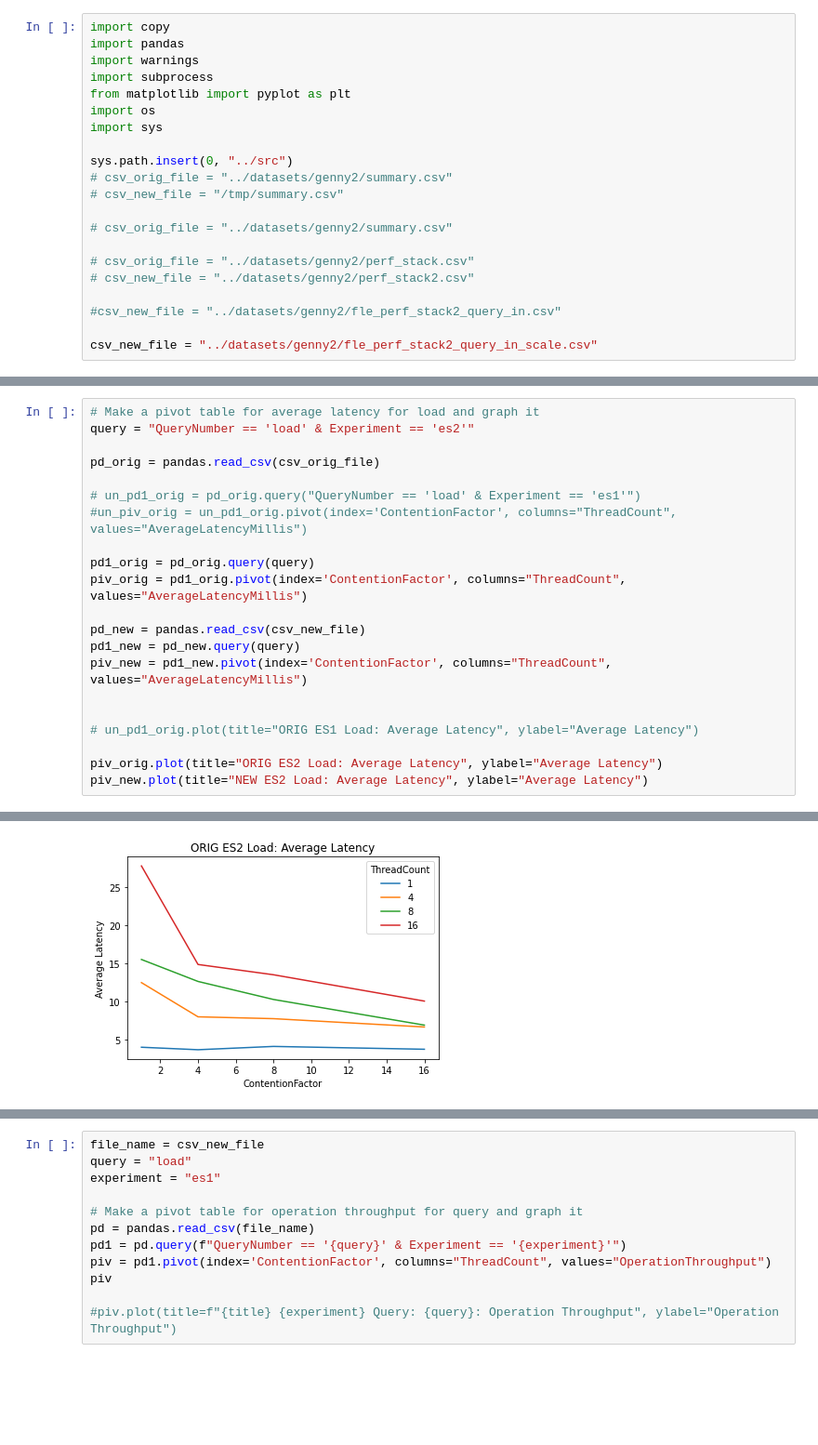
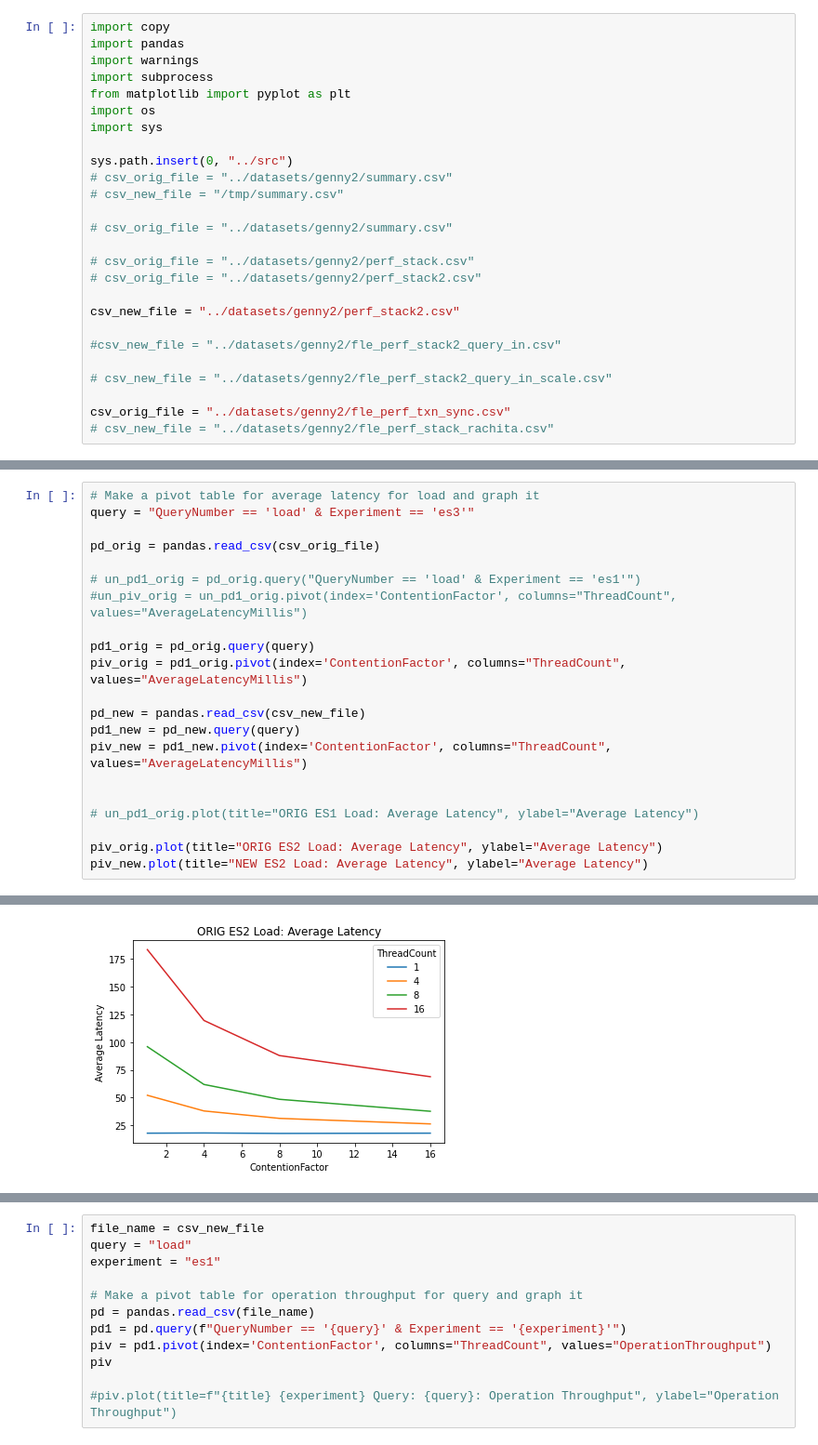
Before and after one commit to markbenvenuto/perf_tooling, a Jupyter notebook: notebooks/es_summary_analysis_diff.ipynb, the cells around one changed output, grey strips where cells are left out. Shown: that part at 93% size. Drawn from its saved outputs; the diff is of its cells as text; blank space fills up the shorter version.

```diff
--- a/notebooks/es_summary_analysis_diff.ipynb
+++ b/notebooks/es_summary_analysis_diff.ipynb
@@ -14,11 +14,16 @@ sys.path.insert(0, "../src")
 # csv_orig_file = "../datasets/genny2/summary.csv"
 
 # csv_orig_file = "../datasets/genny2/perf_stack.csv"
-# csv_new_file = "../datasets/genny2/perf_stack2.csv"
+# csv_orig_file = "../datasets/genny2/perf_stack2.csv"
+
+csv_new_file = "../datasets/genny2/perf_stack2.csv"
 
 #csv_new_file = "../datasets/genny2/fle_perf_stack2_query_in.csv"
 
-csv_new_file = "../datasets/genny2/fle_perf_stack2_query_in_scale.csv"
+# csv_new_file = "../datasets/genny2/fle_perf_stack2_query_in_scale.csv"
+
+csv_orig_file = "../datasets/genny2/fle_perf_txn_sync.csv"
+# csv_new_file = "../datasets/genny2/fle_perf_stack_rachita.csv"
 # %%
 
 pd = pandas.read_csv(csv_orig_file)
@@ -40,24 +45,24 @@ pd
 # %%
 # Make a pivot table for average latency for load and graph it
-query = "QueryNumber == 'load' & Experiment == 'es2'"
+query = "QueryNumber == 'load' & Experiment == 'es3'"
 
 pd_orig = pandas.read_csv(csv_orig_file)
 
 # un_pd1_orig = pd_orig.query("QueryNumber == 'load' & Experiment == 'es1'")
 #un_piv_orig = un_pd1_orig.pivot(index='ContentionFactor', columns="ThreadCount", values="AverageLatencyMillis")
 
 pd1_orig = pd_orig.query(query)
 piv_orig = pd1_orig.pivot(index='ContentionFactor', columns="ThreadCount", values="AverageLatencyMillis")
 
 pd_new = pandas.read_csv(csv_new_file)
 pd1_new = pd_new.query(query)
 piv_new = pd1_new.pivot(index='ContentionFactor', columns="ThreadCount", values="AverageLatencyMillis")
 
 
 # un_pd1_orig.plot(title="ORIG ES1 Load: Average Latency", ylabel="Average Latency")
 
 piv_orig.plot(title="ORIG ES2 Load: Average Latency", ylabel="Average Latency")
 piv_new.plot(title="NEW ES2 Load: Average Latency", ylabel="Average Latency")
 # %% [output]
 <AxesSubplot: title={'center': 'NEW ES2 Load: Average Latency'}, xlabel='ContentionFactor', ylabel='Average Latency'>
-[figure, old version]
+[figure, new version]
```
Also changed, not shown: parts of 6 cells of this notebook, 8 other files.
